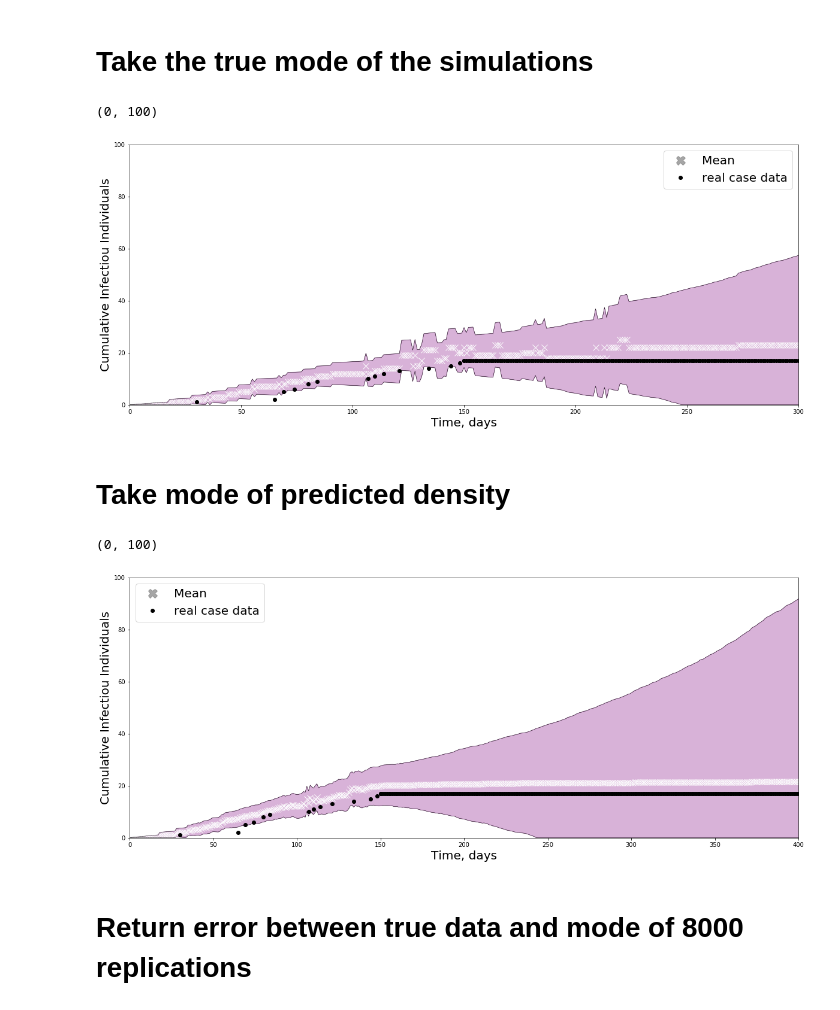
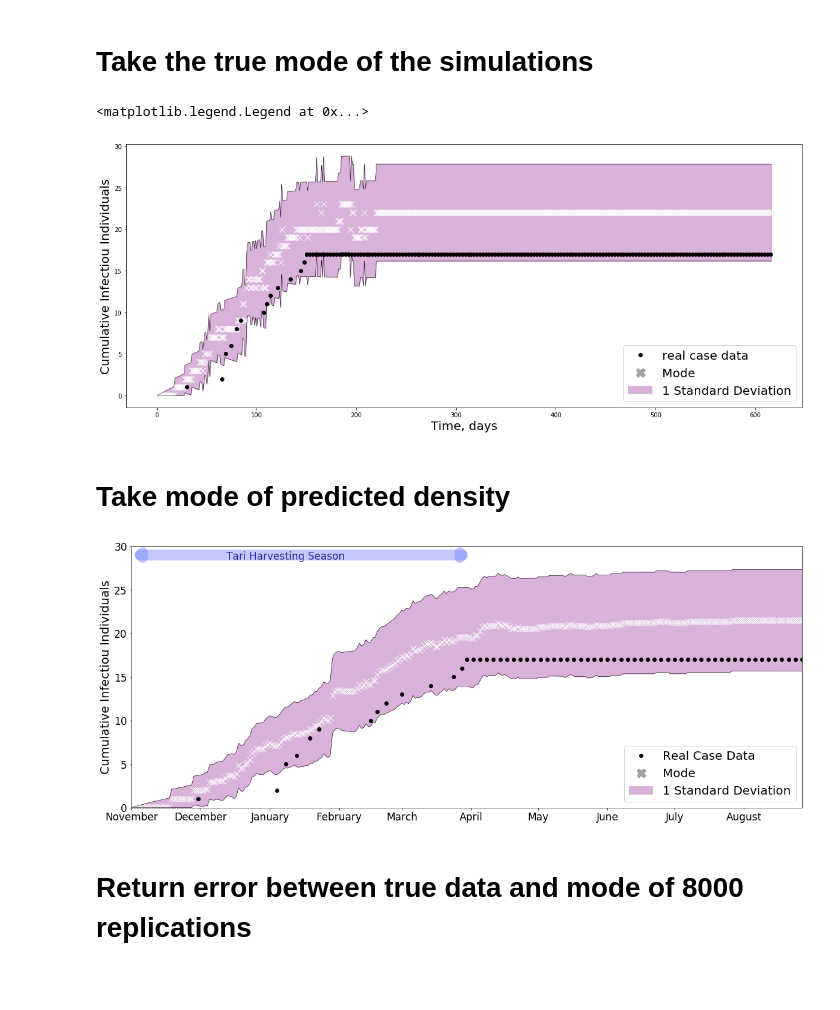
Before and after one commit to ersouthall/NipahVirus, a Jupyter notebook: ABC/Seasonal/ABC_seasonSEIR_2010case.ipynb, the cells around one changed output. Saved outputs shown, nothing was run; the diff lists cells and outputs as text; code cells hidden in the pictures; blank space fills up the shorter version.

```diff
--- a/ABC/Seasonal/ABC_seasonSEIR_2010case.ipynb
+++ b/ABC/Seasonal/ABC_seasonSEIR_2010case.ipynb
@@ -417,6 +479,12 @@ for k in range(Num_sim):
         mat[k,:] = np.concatenate([cumulative[k], cumulative[k][-1]*np.ones(max(ma) - len(cumulative[k]))])
     else:
         mat[k,:] = cumulative[k]
+# %%
+summary_time = Rec_F10
+summary_cum = Data_F10['CumsumInf'].values
+length1 =  np.arange(max(summary_time), max(ma) +1, 3)
+summary_time = np.append(summary_time, length1)
+summary_cum = np.append(summary_cum, max( Data_F10['CumsumInf'].values)*np.ones(len(length1 )))
 # %%
 fig, ax = plt.subplots(figsize=(20,8))
 ax.plot(range(max(ma)), stats.mode(mat, axis = 0)[0][0], 'x', markersize = 10,linewidth = 6, color = '#fdfdfe', label = 'Mode')
@@ -427,14 +495,16 @@ true, = ax.plot(summary_time, summary_cum, 'o', color = 'black', label = 'real c
 plt.ylabel('Cumulative Infectiou Individuals', fontsize = 20)
 plt.xlabel('Time, days', fontsize = 20)
 
+patch = mpatches.Patch(facecolor='purple', alpha=0.3, linewidth=0, label = '1 Standard Deviation')
+
 blue_line = mlines.Line2D([], [], color='grey', alpha = 0.7, marker='X',
-                          markersize=15, linestyle = '', linewidth = 2,  label='Mean')
-plt.legend(handles=[blue_line, true], fontsize = 20)
-plt.xlim([0,300])
-plt.ylim([0,100])
+                          markersize=15, linestyle = '', linewidth = 2,  label='Mode')
+plt.legend(handles=[true,blue_line, patch], fontsize = 20)
+# plt.xlim([0,300])
+# plt.ylim([0,100])
 # %% [output]
-(0, 100)
+<matplotlib.legend.Legend at 0x...>
-[figure, old version]
+[figure, new version]
 # %% [markdown]
 # Take mode of predicted density
 # %%
@@ -453,21 +523,29 @@ for k in range(len(mat[0,:])):
 # %%
 fig, ax = plt.subplots(figsize=(20,8))
 ax.plot(range(max(ma)), modes, 'x', markersize = 10,linewidth = 6, color = '#fdfdfe', label = 'Mode')
 plt.plot(range(max(ma)), (modes+np.std(mat, axis = 0)), color ='k', lw=0.5)
 plt.plot(range(max(ma)), np.maximum((modes-np.std(mat, axis = 0)),0),color ='k', lw=0.5)
 plt.fill_between(range(max(ma)),  (modes+np.std(mat, axis = 0)), np.maximum((modes-np.std(mat, axis = 0)),0), 1, alpha=0.3, color = 'purple')
-true, = ax.plot(summary_time, summary_cum, 'o', color = 'black', label = 'real case data')
+true, = ax.plot(summary_time, summary_cum, 'o', color = 'black', label = 'Real Case Data')
 plt.ylabel('Cumulative Infectiou Individuals', fontsize = 20)
-plt.xlabel('Time, days', fontsize = 20)
+patch = mpatches.Patch(facecolor='purple', alpha=0.3, linewidth=0, label = '1 Standard Deviation')
 
 blue_line = mlines.Line2D([], [], color='grey', alpha = 0.7, marker='X',
-                          markersize=15, linestyle = '', linewidth = 2,  label='Mean')
-plt.legend(handles=[blue_line, true], fontsize = 20)
-plt.xlim([0,400])
-plt.ylim([0,100])
+                          markersize=15, linestyle = '', linewidth = 2,  label='Mode')
+plt.legend(handles=[true,blue_line, patch], fontsize = 20, loc = 'lower right')
+ax.annotate(s='',xy=(0,29), xytext=(62+31+28+31,29) ,ha="center", multialignment='right',
+            arrowprops=dict(arrowstyle= '<->, head_width=0.4', lw= 18, ec= '#6a79f7',alpha = 0.4))
+plt.text(42.5, 28.5, 'Tari Harvesting Season', color = 'darkblue', alpha = 0.8, fontsize = 17)
+plt.xticks([0, 31, 62, 93, 93+28, 93+28+31, 93+28+31+30,93+28+31+30+31, 93+28+31+30+31+30,93+28+31+30+31+30+31, 93+28+31+30+31+30+31+31 ],
+           ['November', 'December', 'January', 'February', 'March', 'April', 'May', 'June', 'July', 'August', 'September'],
+          fontsize = 17)
+plt.yticks(fontsize = 17)
+plt.xlim([0,300])
+plt.ylim([0,30])
+
+plt.savefig('F10_ABC.pdf')
 # %% [output]
-(0, 100)
-[figure, old version]
+[figure, new version]
 # %% [markdown]
 # Return error between true data and mode of 8000 replications
 # %%
```
Also changed, not shown: parts of 8 cells of this notebook.
